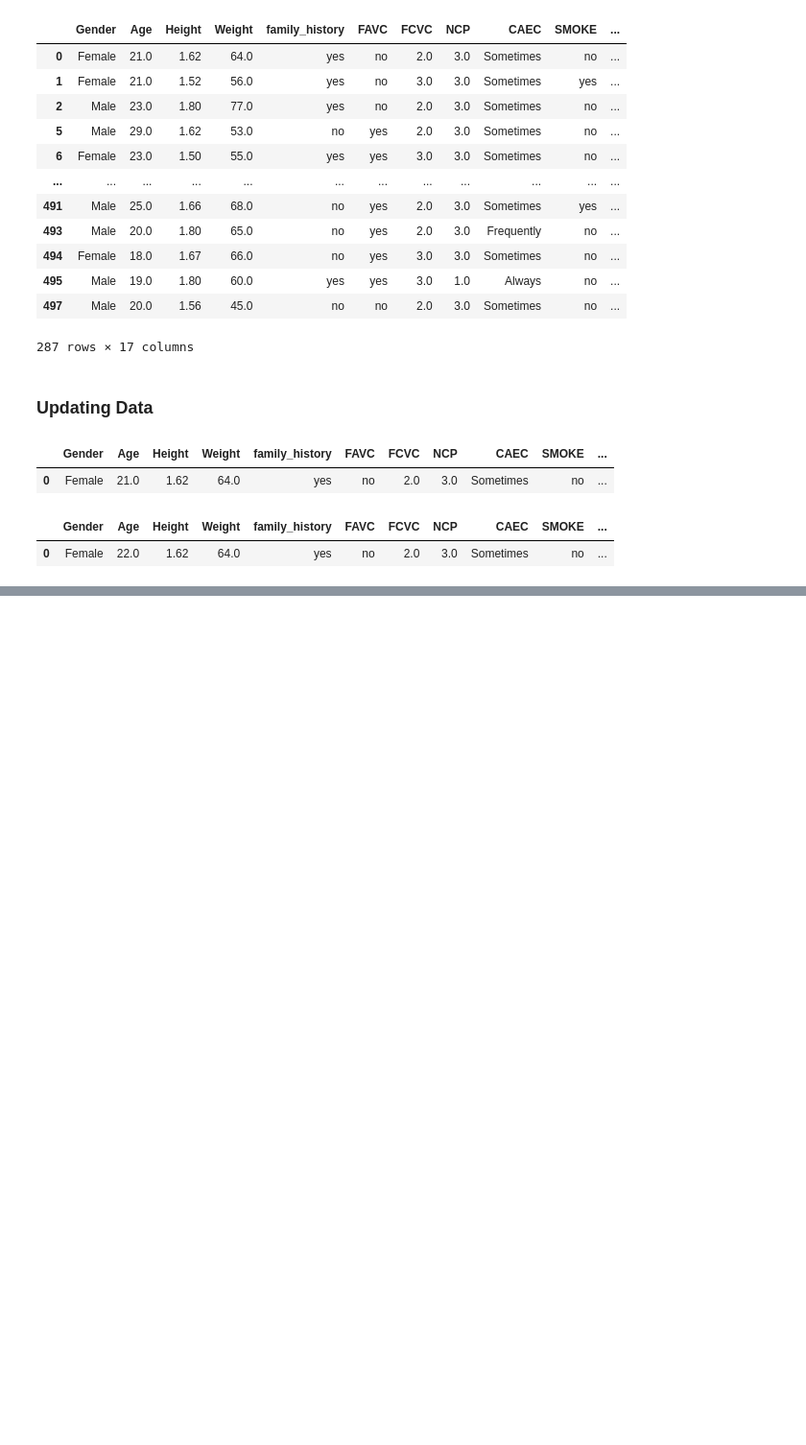
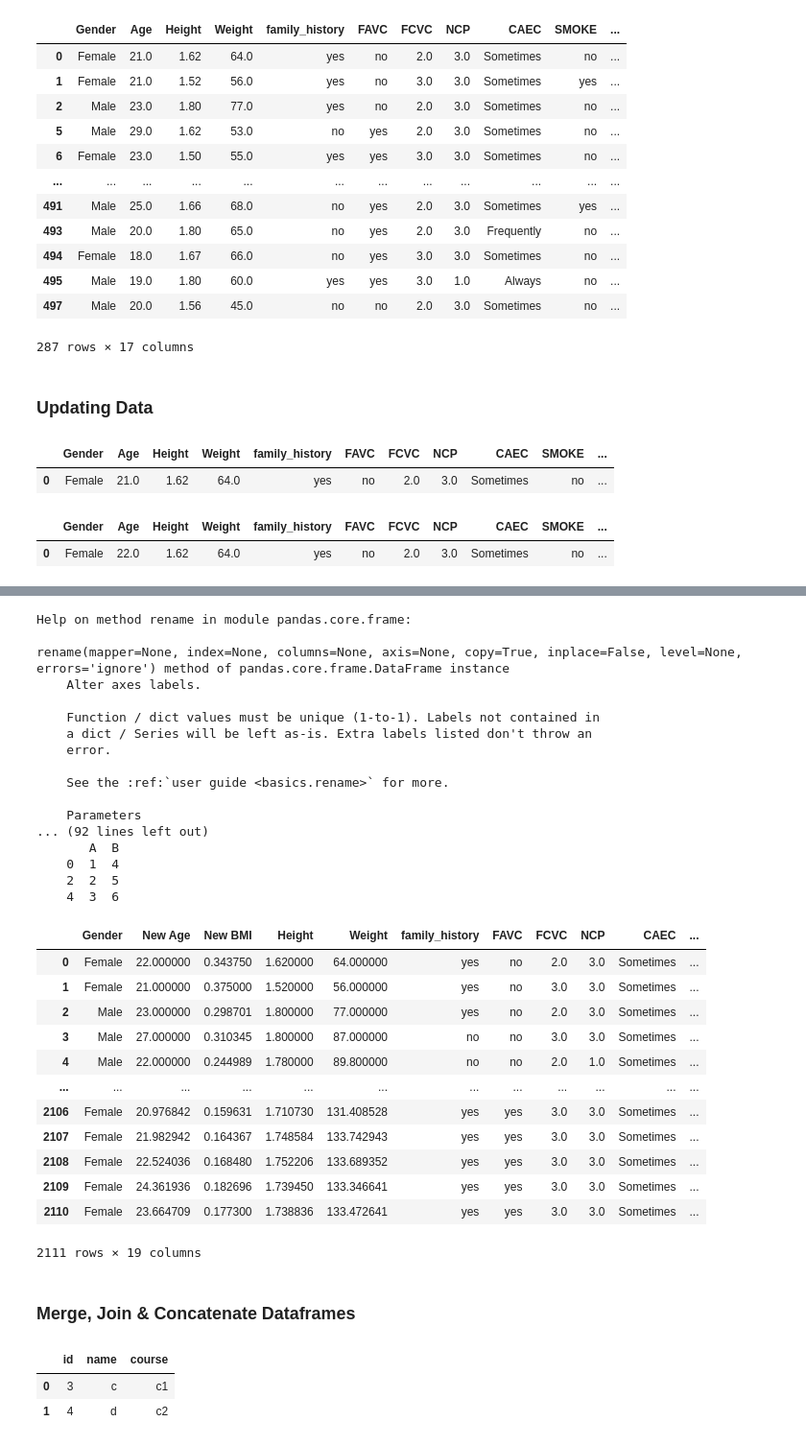
Before and after one commit to Pritam723/Programming-Fundamentals-For-DataScience, a Jupyter notebook: Practice Pandas.ipynb, the cells around one changed output, grey strips where cells are left out. Shown: that part at 96% size. Saved outputs shown, nothing was run; the diff lists cells and outputs as text; code cells hidden in the pictures; blank space fills up the shorter version.

Commit message:
Pandas Done

```diff
--- a/Practice Pandas.ipynb
+++ b/Practice Pandas.ipynb
@@ -288,0 +371,11 @@ obesity_data.head(1)
+# %%
+# To add column at particular position.
+obesity_data.insert(2,'BMI',obesity_data['Weight']/obesity_data['Height']**2)
+
+# See the values, it is working because under the hood, those 2 are
+# numpy arrays on which division is applied item-wise.
+# %%
+obesity_data.drop(columns = ['BMI', 'Age']) # Can give singe column name too.
+# But it does not change the original df.
+obesity_data.drop(columns = ['BMI', 'Age'], inplace=True)
+# This will change the original df.
@@ -288,0 +385,48 @@ obesity_data.head(1)
+# %%
+help(obesity_data.rename) # Use this to know about the function.
+
+obesity_data.rename(columns={'BMI' : 'New BMI', 'Age' : 'New Age'})
+# But it is not inplace. To do that use inplace = True
+# %% [output]
+Help on method rename in module pandas.core.frame:
+
+rename(mapper=None, index=None, columns=None, axis=None, copy=True, inplace=False, level=None, errors='ignore') method of pandas.core.frame.DataFrame instance
+    Alter axes labels.
+
+    Function / dict values must be unique (1-to-1). Labels not contained in
+    a dict / Series will be left as-is. Extra labels listed don't throw an
+    error.
+
+    See the :ref:`user guide <basics.rename>` for more.
+
+    Parameters
+... (92 lines left out)
+       A  B
+    0  1  4
+    2  2  5
+    4  3  6
+|  | Gender | New Age | New BMI | Height | Weight | family_history | FAVC | FCVC | NCP | CAEC | ... |
+| 0 | Female | 22.000000 | 0.343750 | 1.620000 | 64.000000 | yes | no | 2.0 | 3.0 | Sometimes | ... |
+| 1 | Female | 21.000000 | 0.375000 | 1.520000 | 56.000000 | yes | no | 3.0 | 3.0 | Sometimes | ... |
+| 2 | Male | 23.000000 | 0.298701 | 1.800000 | 77.000000 | yes | no | 2.0 | 3.0 | Sometimes | ... |
+| 3 | Male | 27.000000 | 0.310345 | 1.800000 | 87.000000 | no | no | 3.0 | 3.0 | Sometimes | ... |
+| 4 | Male | 22.000000 | 0.244989 | 1.780000 | 89.800000 | no | no | 2.0 | 1.0 | Sometimes | ... |
+| ... | ... | ... | ... | ... | ... | ... | ... | ... | ... | ... | ... |
+| 2106 | Female | 20.976842 | 0.159631 | 1.710730 | 131.408528 | yes | yes | 3.0 | 3.0 | Sometimes | ... |
+| 2107 | Female | 21.982942 | 0.164367 | 1.748584 | 133.742943 | yes | yes | 3.0 | 3.0 | Sometimes | ... |
+| 2108 | Female | 22.524036 | 0.168480 | 1.752206 | 133.689352 | yes | yes | 3.0 | 3.0 | Sometimes | ... |
+| 2109 | Female | 24.361936 | 0.182696 | 1.739450 | 133.346641 | yes | yes | 3.0 | 3.0 | Sometimes | ... |
+| 2110 | Female | 23.664709 | 0.177300 | 1.738836 | 133.472641 | yes | yes | 3.0 | 3.0 | Sometimes | ... |
+2111 rows × 19 columns
+# %% [markdown]
+<h3>Merge, Join & Concatenate Dataframes</h3>
+# %%
+df1 = pd.DataFrame({'id' : [1,2,3,4], 'name' : ['a', 'b', 'c', 'd']})
+df2 = pd.DataFrame({'id' : [3,4,5,6], 'course' : ['c1', 'c2', 'c3', 'c4']})
+
+merged_df = pd.merge(df1, df2, how = 'inner', on = 'id')
+merged_df
+# %% [output]
+|  | id | name | course |
+| 0 | 3 | c | c1 |
+| 1 | 4 | d | c2 |
```
Also changed, not shown: parts of 18 cells of this notebook.
